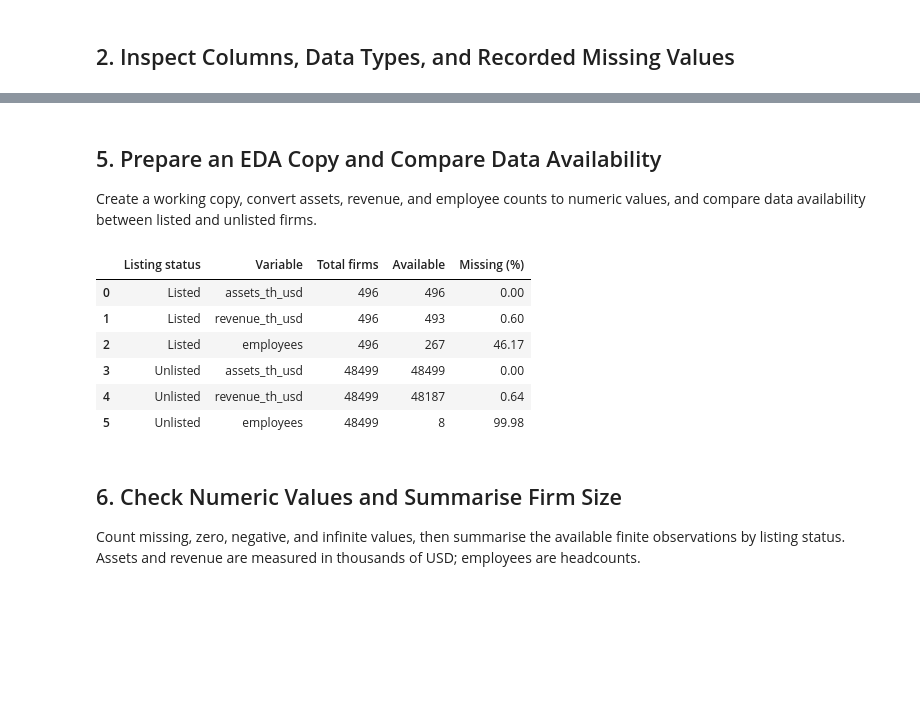
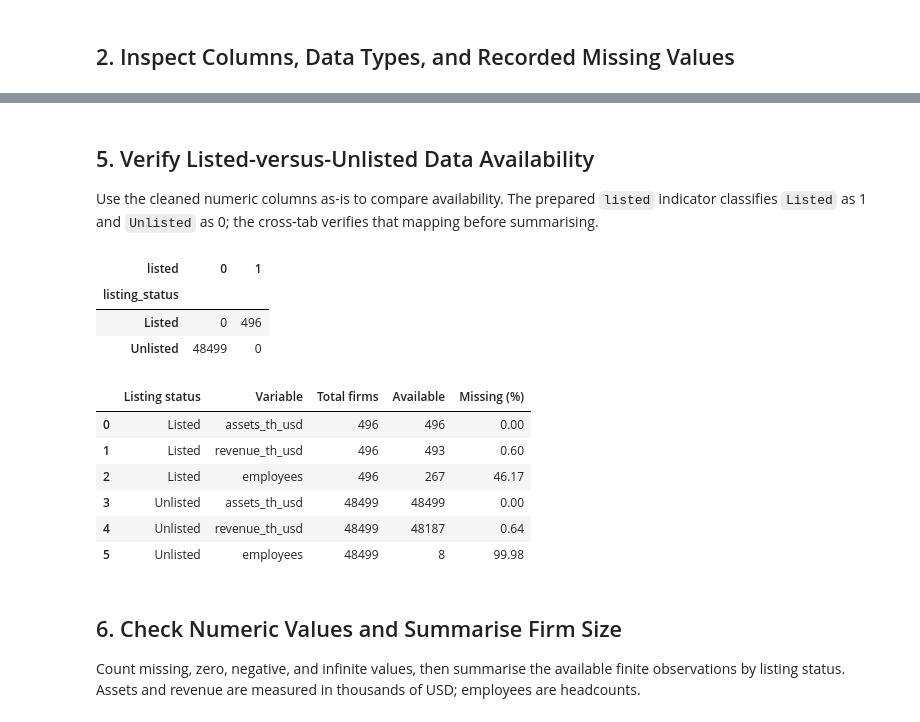
Before and after one commit to mljiang2026-oss/ds607-singapore-firm-size, a Jupyter notebook: notebooks/01_eda.ipynb, the cells around one changed output, grey strips where cells are left out. Cells and saved outputs as stored; diff of their text form; code cells hidden in the pictures; blank space fills up the shorter version.

Commit message:
modified:   notebooks/01_eda.ipynb modified:   outputs/figures/age_band_composition.png modified:   outputs/tables/age_band_composition.csv modified:   outputs/tables/quantile_gaps.csv

```diff
--- a/notebooks/01_eda.ipynb
+++ b/notebooks/01_eda.ipynb
@@ -137,57 +153,63 @@ Name: count, dtype: int64[pyarrow]
 # %% [markdown]
-## 5. Prepare an EDA Copy and Compare Data Availability
+## 5. Verify Listed-versus-Unlisted Data Availability
 
-Create a working copy, convert assets, revenue, and employee counts to numeric values, and compare data availability between listed and unlisted firms.
+Use the cleaned numeric columns as-is to compare availability. The prepared `listed` indicator classifies `Listed` as 1 and `Unlisted` as 0; the cross-tab verifies that mapping before summarising.
 # %%
-# Make a working copy without changing the original data.
-eda = df.copy()
+ownership_check = pd.crosstab(
+    df["listing_status"],
+    df["listed"],
+    dropna=False,
+)
+display(ownership_check)
 
-size_columns = {
-    "Total assets th USD 2023": "assets_th_usd",
-    "Operating revenue (Turnover) th USD 2023": "revenue_th_usd",
-    "Number of employees 2023": "employees",
-}
-
-# Convert numeric text to numbers; "n.a." becomes missing.
-for original, new in size_columns.items():
-    eda[new] = pd.to_numeric(
-        eda[original].astype("string").str.strip(),
-        errors="coerce",
+expected_listed = df["listing_status"].map(
+    {"Listed": 1, "Unlisted": 0}
+).astype("Int64")
+ownership_mismatch = (
+    df["listed"].isna()
+    | expected_listed.isna()
+    | df["listed"].ne(expected_listed).fillna(True)
+)
+if ownership_mismatch.any():
+    raise ValueError(
+        f"Ownership classification mismatch in "
+        f"{ownership_mismatch.sum():,} rows"
     )
 
-eda["listing_status"] = (
-    eda["Listing status"]
-    .astype("string")
-    .str.strip()
-    .fillna("Missing")
-)
+size_columns = ["assets_th_usd", "revenue_th_usd", "employees"]
 
 # Check availability separately within each listing group.
 availability_rows = []
 
-for group, sample in eda.groupby("listing_status"):
-    for variable in size_columns.values():
+for listed_value in (1, 0):
+    sample = df.loc[df["listed"].eq(listed_value)]
+    group = "Listed" if listed_value == 1 else "Unlisted"
+    for variable in size_columns:
         availability_rows.append({
             "Listing status": group,
             "Variable": variable,
             "Total firms": len(sample),
             "Available": int(sample[variable].notna().sum()),
             "Missing (%)": round(
                 sample[variable].isna().mean() * 100, 2
             ),
         })
 
 availability_table = pd.DataFrame(availability_rows)
 
 display(availability_table)
 # %% [output]
-|  | Listing status | Variable | Total firms | Available | Missing (%) |
-| 0 | Listed | assets_th_usd | 496 | 496 | 0.00 |
-| 1 | Listed | revenue_th_usd | 496 | 493 | 0.60 |
-| 2 | Listed | employees | 496 | 267 | 46.17 |
-| 3 | Unlisted | assets_th_usd | 48499 | 48499 | 0.00 |
-| 4 | Unlisted | revenue_th_usd | 48499 | 48187 | 0.64 |
-| 5 | Unlisted | employees | 48499 | 8 | 99.98 |
+| listed | 0 | 1 |
+| listing_status |  |  |
+| Listed | 0 | 496 |
+| Unlisted | 48499 | 0 |
+|  | Listing status | Variable | Total firms | Available | Missing (%) |
+| 0 | Listed | assets_th_usd | 496 | 496 | 0.00 |
+| 1 | Listed | revenue_th_usd | 496 | 493 | 0.60 |
+| 2 | Listed | employees | 496 | 267 | 46.17 |
+| 3 | Unlisted | assets_th_usd | 48499 | 48499 | 0.00 |
+| 4 | Unlisted | revenue_th_usd | 48499 | 48187 | 0.64 |
+| 5 | Unlisted | employees | 48499 | 8 | 99.98 |
 # %% [markdown]
 ## 6. Check Numeric Values and Summarise Firm Size
 
```
Also changed, not shown: parts of 16 cells of this notebook, 3 other files.
